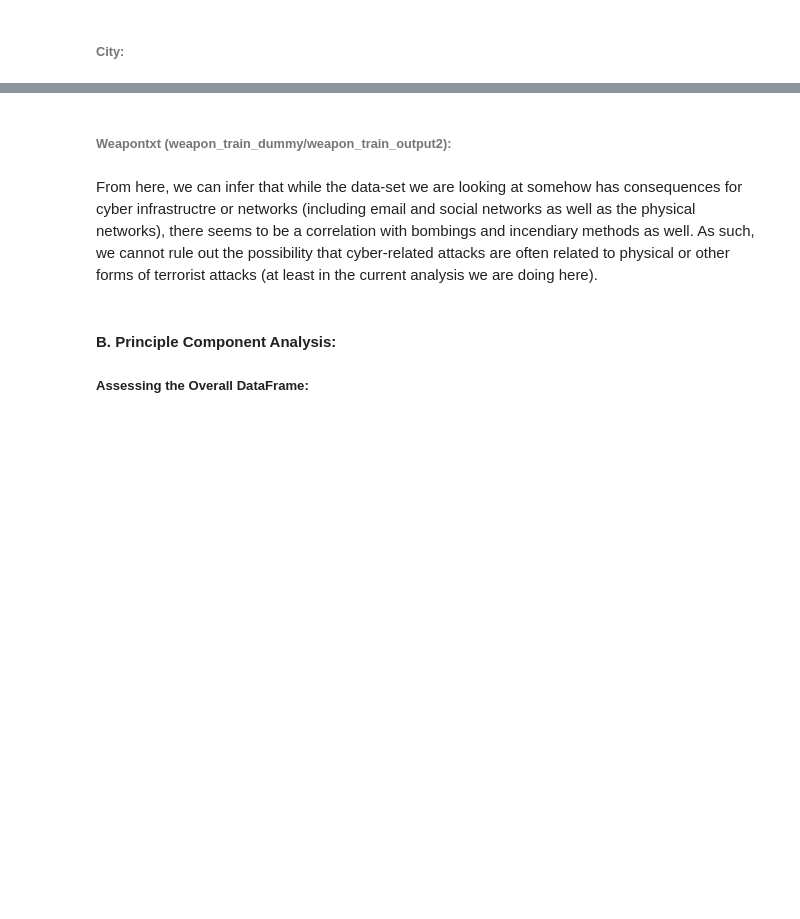
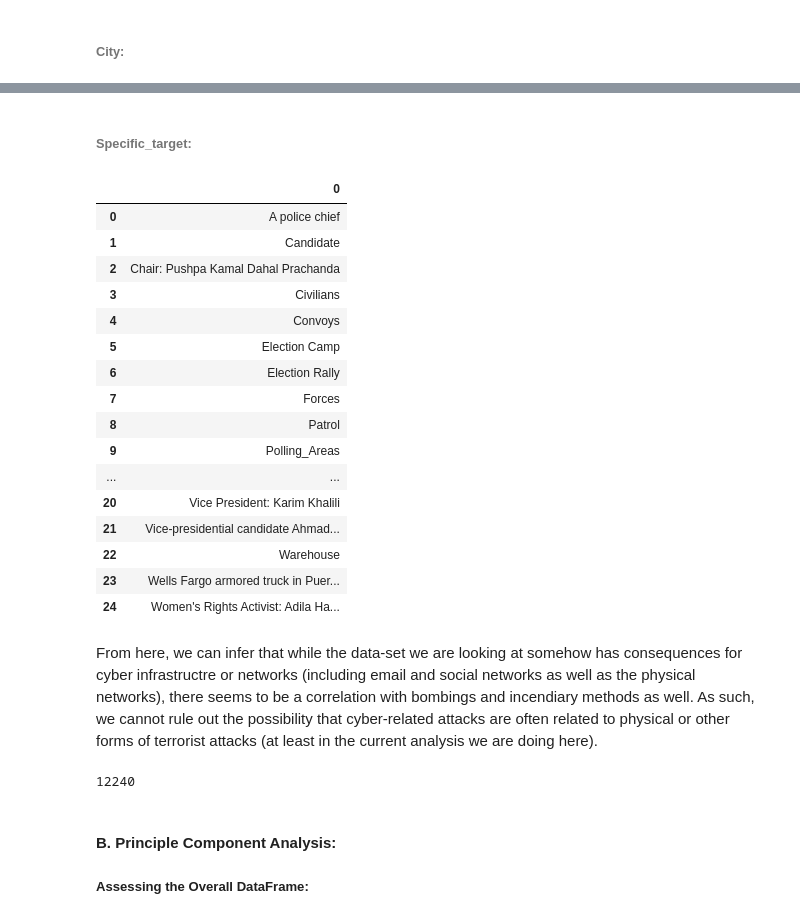
Before and after one commit to Begecky/Thinkful_Materials, a Jupyter notebook: Unit_3_Capstone/CyberTerrorism6.ipynb, the cells around one changed output, grey strips where cells are left out. Saved outputs shown, nothing was run; the diff lists cells and outputs as text; code cells hidden in the pictures; blank space fills up the shorter version.

```diff
--- a/Unit_3_Capstone/CyberTerrorism6.ipynb
+++ b/Unit_3_Capstone/CyberTerrorism6.ipynb
@@ -897,36 +957,54 @@ KBest_city_features
-# %% [markdown]
-###### Weapontxt (weapon_train_dummy/weapon_train_output2):
+# %% [markdown]
+###### Specific_target:
 # %%
 # Getting dummies on our training and test sets (slight wrangling involved):
-weapon_train_X = cyber_train_X['weapontxt']
-weapon_test_X = cyber_test_X['weapontxt']
+spec_targ_train_X = cyber_train_X['specific_target']
+spec_targ_test_X = cyber_test_X['specific_target']
 
-weapon_train_index = cyber_train_X['weapontxt'].index
-weapon_test_index = cyber_test_X['weapontxt'].index
+spec_targ_train_index = cyber_train_X['specific_target'].index
+spec_targ_test_index = cyber_test_X['specific_target'].index
 
-weapon_dummy_prep = pd.concat([weapon_train_X, weapon_test_X])
-weapon_dummy_1 = pd.get_dummies(weapon_dummy_prep)
+spec_targ_dummy_prep = pd.concat([spec_targ_train_X, spec_targ_test_X])
+spec_targ_dummy_1 = pd.get_dummies(spec_targ_dummy_prep)
 
 # Training/Test Inputs:
-weapon_train_dummy_X = weapon_dummy_1.loc[weapon_train_index]
-weapon_test_dummy_X = weapon_dummy_1.loc[weapon_test_index]
+spec_targ_train_dummy_X = spec_targ_dummy_1.loc[spec_targ_train_index]
+spec_targ_test_dummy_X = spec_targ_dummy_1.loc[spec_targ_test_index]
 
 # Training Output:
-weapon_train_dummy_Y = cyber_train_Y.loc[weapon_train_index]
-weapon_test_dummy_Y = cyber_test_Y.loc[weapon_test_index]
+spec_targ_train_dummy_Y = cyber_train_Y.loc[spec_targ_train_index]
+spec_targ_test_dummy_Y = cyber_test_Y.loc[spec_targ_test_index]
 # %%
 # Fitting the model to our features and training output:
 
-KBest_weapon = feature_selection.SelectKBest(k = 3) # Tried 5, but 3 was best.
-weapon_train_KBest = KBest_weapon.fit_transform(weapon_train_dummy_X, weapon_train_dummy_Y)
+KBest_spec_targ = feature_selection.SelectKBest(k = 25) # Tried 5, but 3 was best.
+spec_targ_train_KBest = KBest_spec_targ.fit_transform(spec_targ_train_dummy_X, spec_targ_train_dummy_Y)
 
 # Transforming our test set:
-weapon_test_KBest = KBest_weapon.transform(weapon_test_dummy_X)
+spec_targ_test_KBest = KBest_spec_targ.transform(spec_targ_test_dummy_X)
 # %%
 # Summarizing the scores for those top 3 features in a df:
 
-weapon_mask = KBest_weapon.get_support(indices = True)
-KBest_weapon_features = pd.DataFrame(weapon_train_dummy_X.columns[weapon_mask])
-KBest_weapon_features
+spec_targ_mask = KBest_spec_targ.get_support(indices = True)
+KBest_spec_targ_features = pd.DataFrame(spec_targ_train_dummy_X.columns[spec_targ_mask])
+KBest_spec_targ_features
+# %% [output]
+|  | 0 |
+| 0 | A police chief |
+| 1 | Candidate |
+| 2 | Chair: Pushpa Kamal Dahal Prachanda |
+| 3 | Civilians |
+| 4 | Convoys |
+| 5 | Election Camp |
+| 6 | Election Rally |
+| 7 | Forces |
+| 8 | Patrol |
+| 9 | Polling_Areas |
+| ... | ... |
+| 20 | Vice President: Karim Khalili |
+| 21 | Vice-presidential candidate Ahmad... |
+| 22 | Warehouse |
+| 23 | Wells Fargo armored truck in Puer... |
+| 24 | Women's Rights Activist: Adila Ha... |
 # %% [markdown]
 From here, we can infer that while the data-set we are looking at somehow has consequences for cyber infrastructre or networks (including email and social networks as well as the physical networks), there seems to be a correlation with bombings and incendiary methods as well.  As such, we cannot rule out the possibility that cyber-related attacks are often related to physical or other forms of terrorist attacks (at least in the current analysis we are doing here).
@@ -944,3 +1011,10 @@ gc.collect()
+# %%
+del dummy_prep, dummy_1, names_dummy_prep, names_dummy_1, city_dummy_prep, city_dummy_1, spec_targ_dummy_prep
+del spec_targ_dummy_1
+
+gc.collect()
+# %% [output]
+12240
 # %% [markdown]
 #### B. Principle Component Analysis:
 ##### Assessing the Overall DataFrame:
```
Also changed, not shown: parts of 40 cells of this notebook.
